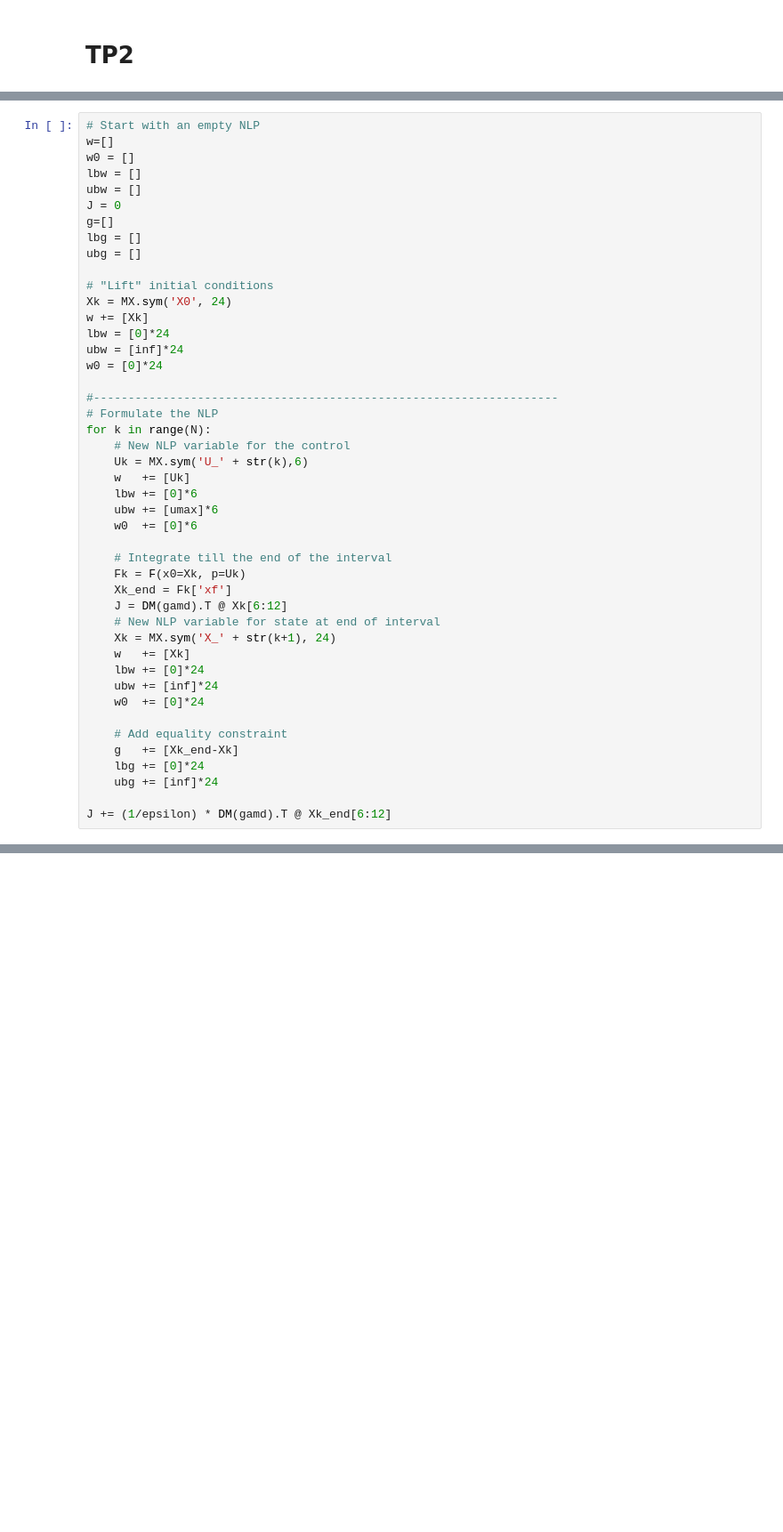
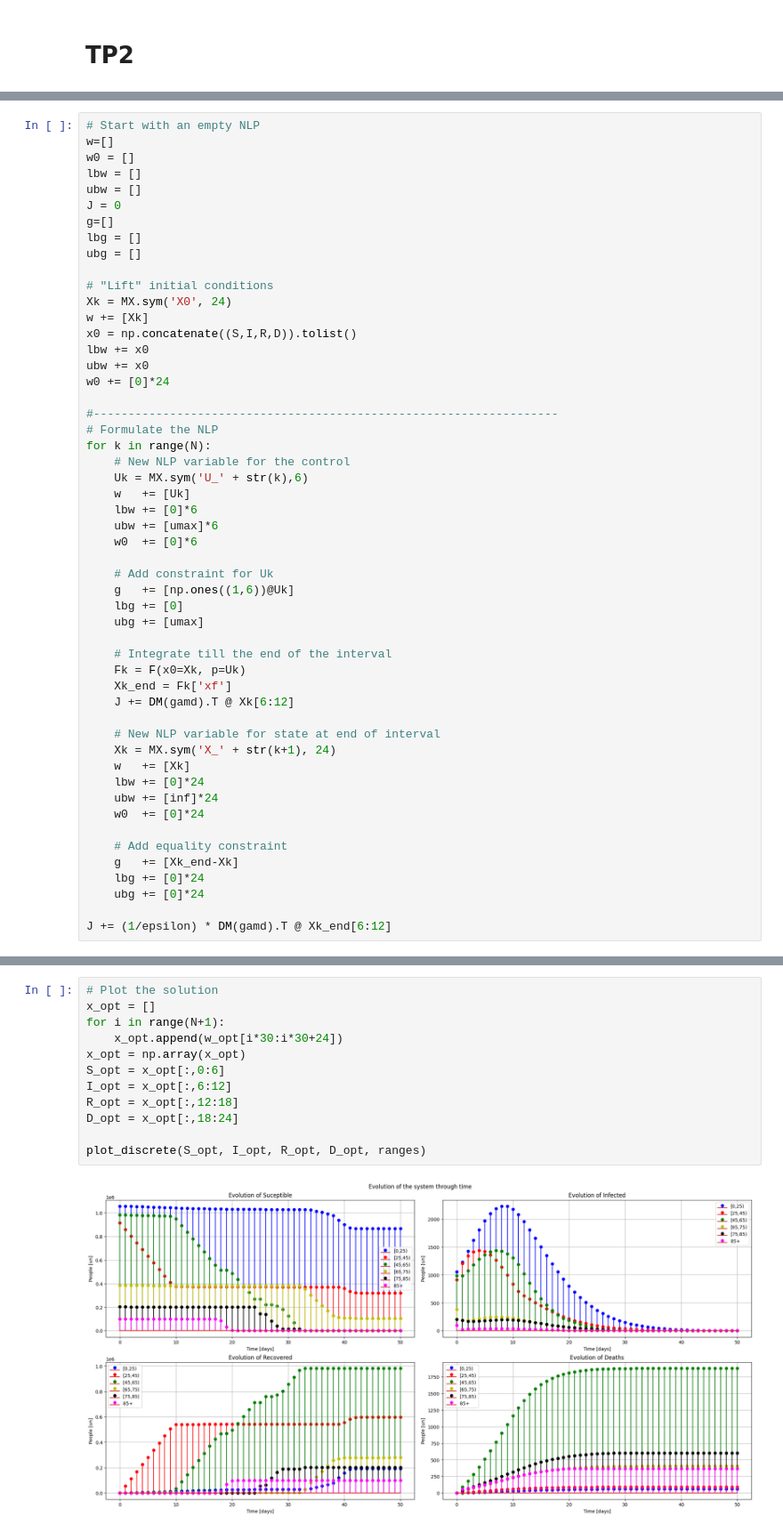
Before and after one commit to douglasmmachado/MPC, a Jupyter notebook: COVID-19.ipynb, the cells around one changed output, grey strips where cells are left out. Shown at 89% size. Cells and saved outputs as stored; diff of their text form; blank space fills up the shorter version.

```diff
--- a/COVID-19.ipynb
+++ b/COVID-19.ipynb
@@ -432,9 +432,10 @@ ubg = []
 # "Lift" initial conditions
 Xk = MX.sym('X0', 24)
 w += [Xk]
-lbw = [0]*24
-ubw = [inf]*24
-w0 = [0]*24
+x0 = np.concatenate((S,I,R,D)).tolist()
+lbw += x0
+ubw += x0
+w0 += [0]*24
 
 #-------------------------------------------------------------------
 # Formulate the NLP
@@ -446,10 +447,16 @@ for k in range(N):
     ubw += [umax]*6
     w0  += [0]*6
 
+    # Add constraint for Uk
+    g   += [np.ones((1,6))@Uk]
+    lbg += [0]
+    ubg += [umax]
+
     # Integrate till the end of the interval
     Fk = F(x0=Xk, p=Uk)
     Xk_end = Fk['xf']
-    J = DM(gamd).T @ Xk[6:12]
+    J += DM(gamd).T @ Xk[6:12]
+
     # New NLP variable for state at end of interval
     Xk = MX.sym('X_' + str(k+1), 24)
     w   += [Xk]
@@ -460,7 +467,7 @@ for k in range(N):
     # Add equality constraint
     g   += [Xk_end-Xk]
     lbg += [0]*24
-    ubg += [inf]*24
+    ubg += [0]*24
 
 J += (1/epsilon) * DM(gamd).T @ Xk_end[6:12]
 # %%
@@ -510,0 +499,14 @@ plt.show()
+# %%
+# Plot the solution
+x_opt = []
+for i in range(N+1):
+    x_opt.append(w_opt[i*30:i*30+24])
+x_opt = np.array(x_opt)
+S_opt = x_opt[:,0:6]
+I_opt = x_opt[:,6:12]
+R_opt = x_opt[:,12:18]
+D_opt = x_opt[:,18:24]
+
+plot_discrete(S_opt, I_opt, R_opt, D_opt, ranges)
+# %% [output]
+[figure, added]
```
Also changed, not shown: parts of 3 cells of this notebook.
